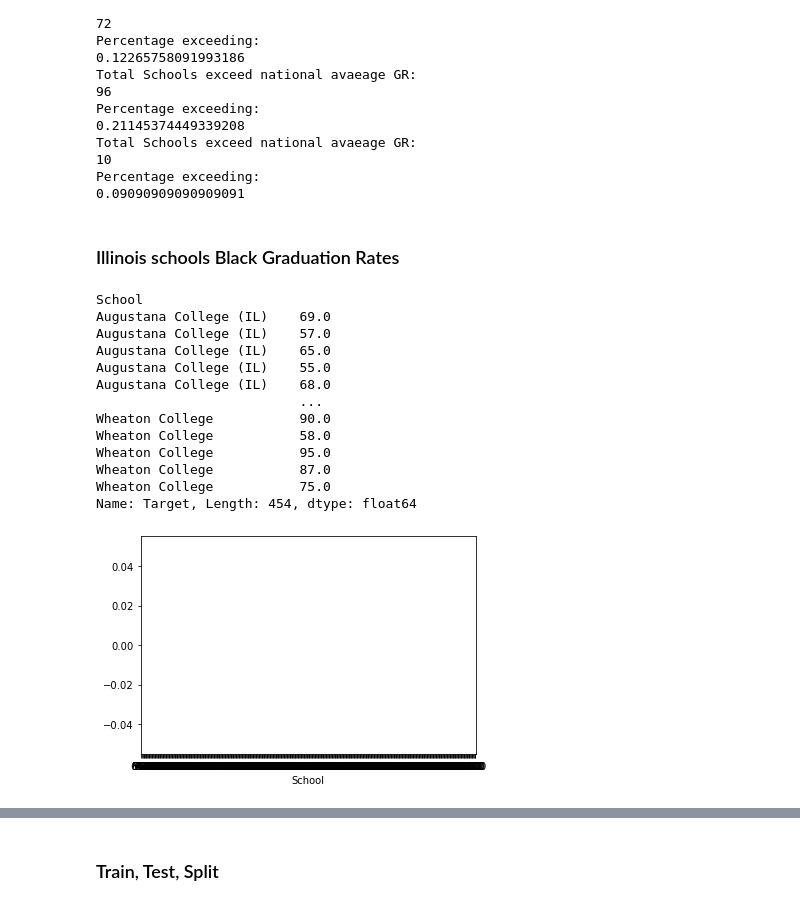
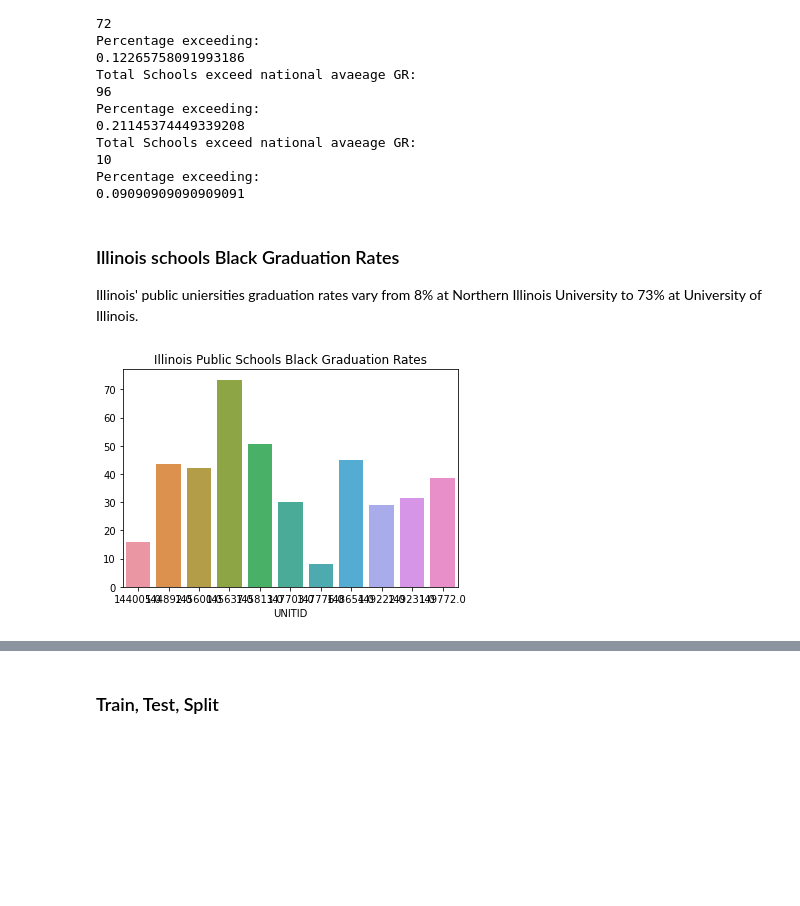
Before and after one commit to andrewschmeck/Black-Graduation-Rates, a Jupyter notebook: Black_Graduation_Rates_notebook.ipynb, the cells around one changed output, grey strips where cells are left out. Saved outputs shown, nothing was run; the diff lists cells and outputs as text; code cells hidden in the pictures; blank space fills up the shorter version.

```diff
--- a/Black_Graduation_Rates_notebook.ipynb
+++ b/Black_Graduation_Rates_notebook.ipynb
@@ -170,27 +173,12 @@ Total Schools exceed national avaeage GR:
 10
 Percentage exceeding:
 0.09090909090909091
-# %% [markdown]
-### Illinois schools Black Graduation Rates
-# %%
-illinois_pr['Target']
-# %% [output]
-School
-Augustana College (IL)    69.0
-Augustana College (IL)    57.0
-Augustana College (IL)    65.0
-Augustana College (IL)    55.0
-Augustana College (IL)    68.0
-                          ...
-Wheaton College           90.0
-Wheaton College           58.0
-Wheaton College           95.0
-Wheaton College           87.0
-Wheaton College           75.0
-Name: Target, Length: 454, dtype: float64
+# %% [markdown]
+### Illinois schools Black Graduation Rates
+Illinois' public uniersities graduation rates vary from 8% at Northern Illinois University to 73% at University of Illinois.
 # %%
-y =illinois_pr['Target'].values
-X = illinois_pr['Target'].index
-sns.barplot(X,y, order=y);
+y =il_pub_schools['Target'].values
+X = il_pub_schools['Target'].index
+sns.barplot(X,y).set(title='Illinois Public Schools Black Graduation Rates');
 # %% [output]
-[figure, old version]
+[figure, new version]
```
Also changed, not shown: parts of 91 cells of this notebook, 3 other files.
